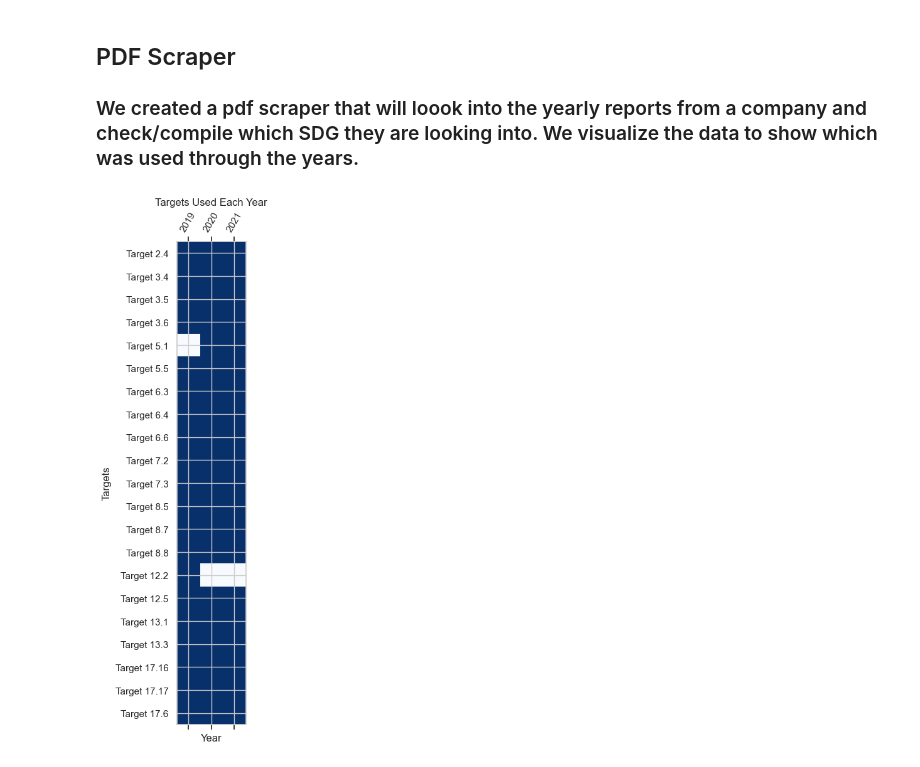
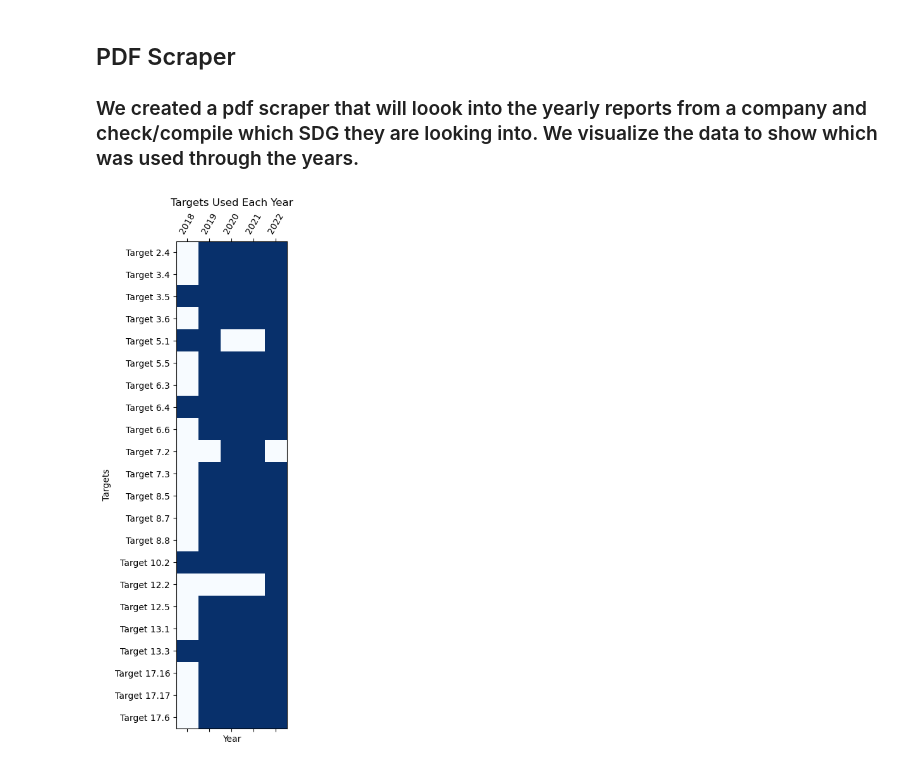
Before and after one commit to yummypugs/SPM-Project-Harvard, a Jupyter notebook: pdfscraper.ipynb, the cells around one changed output. Saved outputs shown, nothing was run; the diff lists cells and outputs as text; code cells hidden in the pictures.

```diff
--- a/pdfscraper.ipynb
+++ b/pdfscraper.ipynb
@@ -32,8 +33,8 @@ def extract_text_counts(pdf_file_path, search_patterns):
             matched_phrase = match.group(0)  # Get the matched phrase
             if matched_phrase not in phrase_counts:
                 phrase_counts[matched_phrase] = 1
-            else:
-                phrase_counts[matched_phrase] += 1
+            #else:
+            #    phrase_counts[matched_phrase] += 1
 
     return phrase_counts
 # %%
@@ -49,6 +50,15 @@ def display_counts(phrase_counts):
         print(f"{pattern} count: {counts}")
 # %%
 def plot_results(results):
+    """
+    Takes the results dictionary and shows a heatmap of which SDGs are being supported/used per year.
+
+    Args:
+        results: dictionary - containing the year as key and text found with their occurrence count as value
+    Returns:
+        None
+    """
+
     data = results
     targets = list(set(target for year_data in data.values() for target in year_data.keys()))
     years = list(data.keys())
@@ -80,23 +90,30 @@ def plot_results(results):
 
     plt.show()
 # %%
+# Dictionary that contains the paths of the reports as values and the year as keys
 pdf_file_paths = {
+    "2018" : "Documents/OBP-Report-EN-2018.pdf",
     "2019" : "Documents/2019-SDG-Report-FINAL_1.pdf",
     "2020" : "Documents/SDG-Report_2020_EN.pdf",
     "2021" : "Documents/SDG-Report-2021-EN.pdf",
+    "2022" : "Documents/SDG Report 2022.pdf",
 }
 
+# Initialize the results dictionary that will contain the serach results per year
 results = {}
 
+# Initialize the search patterns we will use.
 search_patterns = [
     r"Target (\d+\.\d+)",  # Example regular expression: "Target 1.2"
     r"SDG (\d+\.\d+)",  # Example regular expression: "SDG 1.2"
 ]
 
+# Runs the extract_text_counts() for each year and storing them in results
 for key, pdf_file_path in pdf_file_paths.items():
     phrase_counts = extract_text_counts(pdf_file_path= pdf_file_path, search_patterns=search_patterns)
     results[key] = phrase_counts
 
+#plots the results
 plot_results(results=results)
 # %% [output]
-[figure, old version]
+[figure, new version]
```
Also changed, not shown: parts of 1 cell of this notebook.
